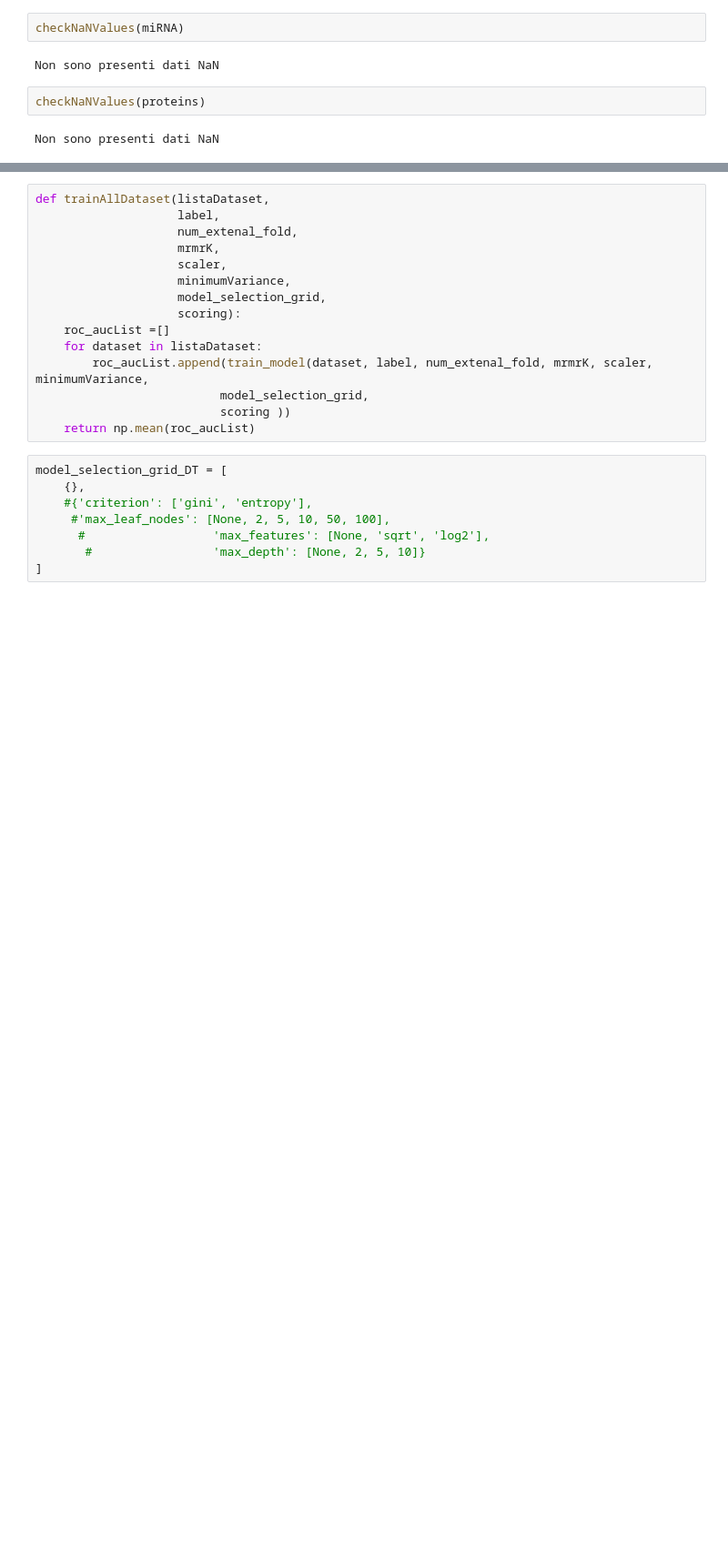
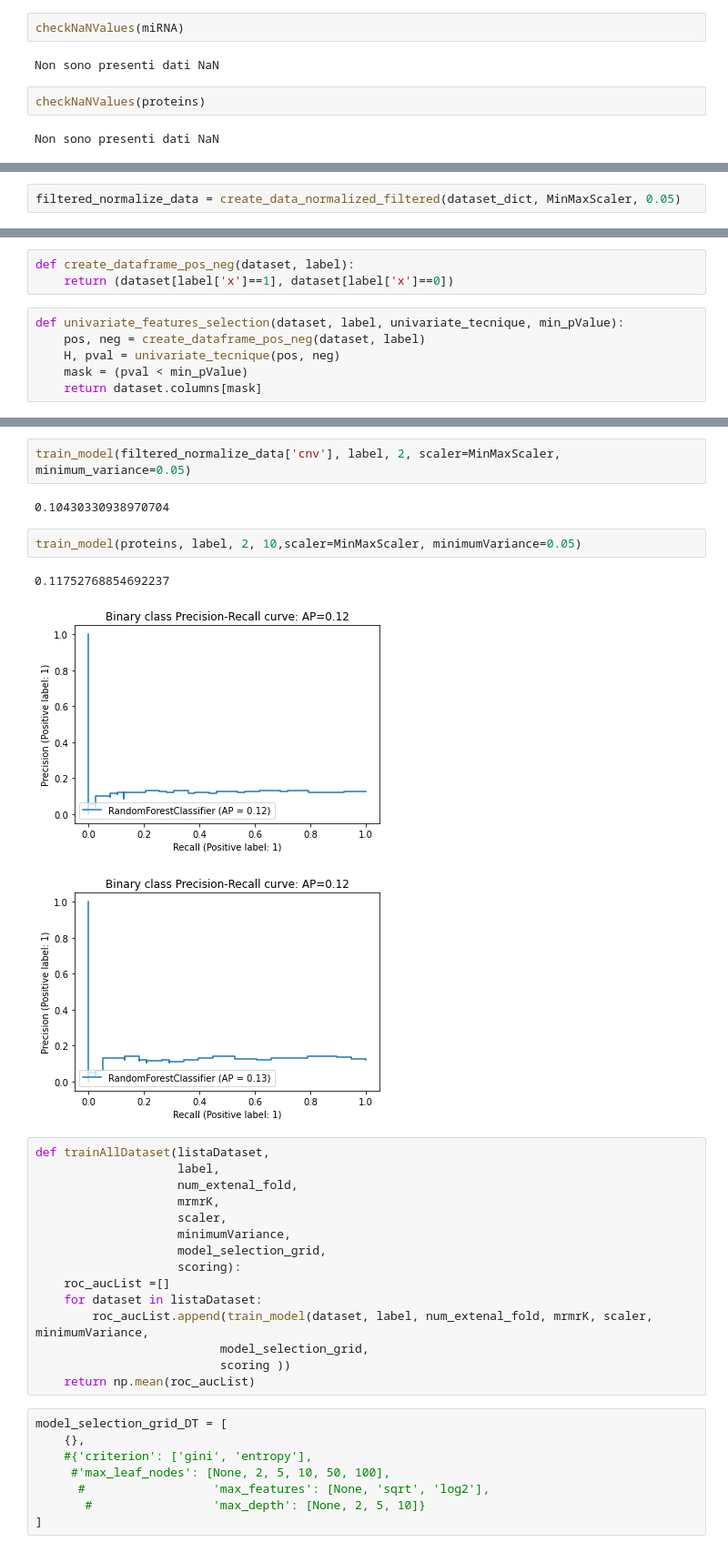
Before and after one commit to aleberans/Analisi-dati-multi-omici-per-la-predizione-della-prognosi-di-pazienti-oncologici, a Jupyter notebook: Codice.ipynb, the cells around one changed output, grey strips where cells are left out. Shown at 91% size. Saved outputs shown, nothing was run; the diff lists cells and outputs as text; blank space fills up the shorter version.

Commit message:
add univariate and multivariate function. Refactoring unnecessary cells

```diff
--- a/Codice.ipynb
+++ b/Codice.ipynb
@@ -144,3 +138,5 @@ filterFeaturesWithLowVariability(scaled_proteins, 0.10)
+# %%
+filtered_normalize_data = create_data_normalized_filtered(dataset_dict, MinMaxScaler, 0.05)
 # %%
 #TO DO: su ogni dataset, genero i vari holdout e sui dati di training faccio
 #feature selection e traino usando RandomForest
@@ -167,0 +158,9 @@ filterFeaturesWithLowVariability(dataNormalization(MinMaxScaler, proteins), 0.10
+# %%
+def create_dataframe_pos_neg(dataset, label):
+    return (dataset[label['x']==1], dataset[label['x']==0])
+# %%
+def univariate_features_selection(dataset, label, univariate_tecnique, min_pValue):
+    pos, neg = create_dataframe_pos_neg(dataset, label)
+    H, pval = univariate_tecnique(pos, neg)
+    mask = (pval < min_pValue)
+    return dataset.columns[mask]
@@ -208,5 +306,15 @@ def train_model(dataset, label, num_extenal_fold, mrmrK, scaler,
 
     return np.mean(aucs)
+# %%
+train_model(filtered_normalize_data['cnv'], label, 2, scaler=MinMaxScaler, minimum_variance=0.05)
+# %% [output]
+0.10430330938970704
+# %%
+train_model(proteins, label, 2, 10,scaler=MinMaxScaler, minimumVariance=0.05)
+# %% [output]
+0.11752768854692237
+[figure, added]
+[figure, added]
 # %%
 def trainAllDataset(listaDataset,
                     label,
```
Also changed, not shown: parts of 36 cells of this notebook.
